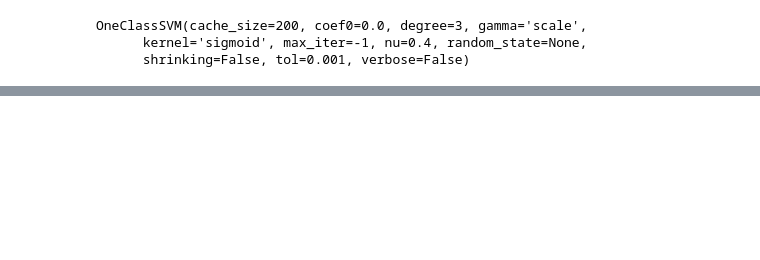
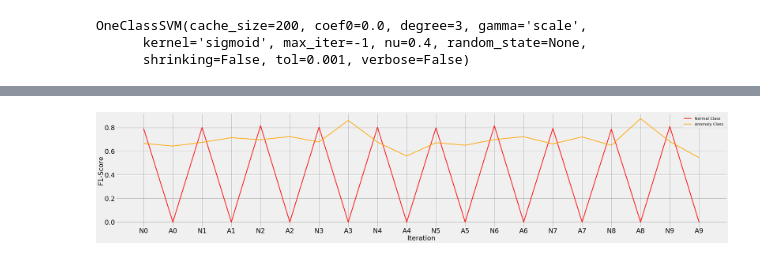
Before and after one commit to ai-se/Safe_Conclusion, a Jupyter notebook: Jupiter_notebook/Outlier Detection.ipynb, the cells around one changed output, grey strips where cells are left out. Drawn from its saved outputs; the diff is of its cells as text; code cells hidden in the pictures; blank space fills up the shorter version.

```diff
--- a/Jupiter_notebook/Outlier Detection.ipynb
+++ b/Jupiter_notebook/Outlier Detection.ipynb
@@ -27,6 +53,6 @@ def load_mutated_data(path,target):
 # %%
 #Get Dataset
-file = 'Data/NSL-KDD/modified/train.csv'
+file = 'Data/NSL-KDD/modified/Train/train.csv'
 train_df, train_X, train_y = load_data(file,'defects')
 y_train = []
 for instance in train_y.values:
@@ -166,0 +164,34 @@ train_df
+# %%
+perf_score_df = pd.DataFrame(perf_score, columns = ['Precision',
+                                                   'Recall',
+                                                   'F1-Score','report'])
+# %%
+class_1 = []
+class_2 = []
+for i in range(perf_score_df.shape[0]):
+    class_1.append(perf_score_df.iloc[i,3]['1']['f1-score'])
+    class_2.append(perf_score_df.iloc[i,3]['-1']['f1-score'])
+# %%
+import matplotlib.pyplot as plt
+import numpy as np
+ticks = ['N0','A0','N1','A1','N2','A2','N3','A3','N4','A4','N5','A5','N6','A6','N7','A7','N8','A8','N9','A9']
+# style
+plt.style.use('fivethirtyeight')
+
+# create a color palette
+fig = plt.figure(num=None, figsize = (50,10))
+score = perf_score_df['F1-Score'].values
+ax = fig.add_subplot(1,1,1)
+ax.plot(class_1,marker='', color='red', linewidth=4, alpha=0.9, label='Trained On Classes')
+ax.plot(class_2,marker='', color='orange', linewidth=4, alpha=0.9, label='Trained On Classes')
+ax.legend(['Normal Class','Anomaly Class'],fontsize=20)
+plt.xlabel('Iteration', fontsize=34)
+plt.ylabel('F1-Score', fontsize=34)
+#ax.set(xlabel='Iteration', ylabel='F1-Score',fontsize = 34)
+ax.tick_params(direction='out', labelsize=34,
+               grid_color='black', grid_alpha=0.5)
+ax.set_xticks(np.arange(20))
+ax.set_xticklabels(ticks)
+plt.show()
+# %% [output]
+[figure, added]
```
Also changed, not shown: parts of 15 cells of this notebook, 7 other files.
